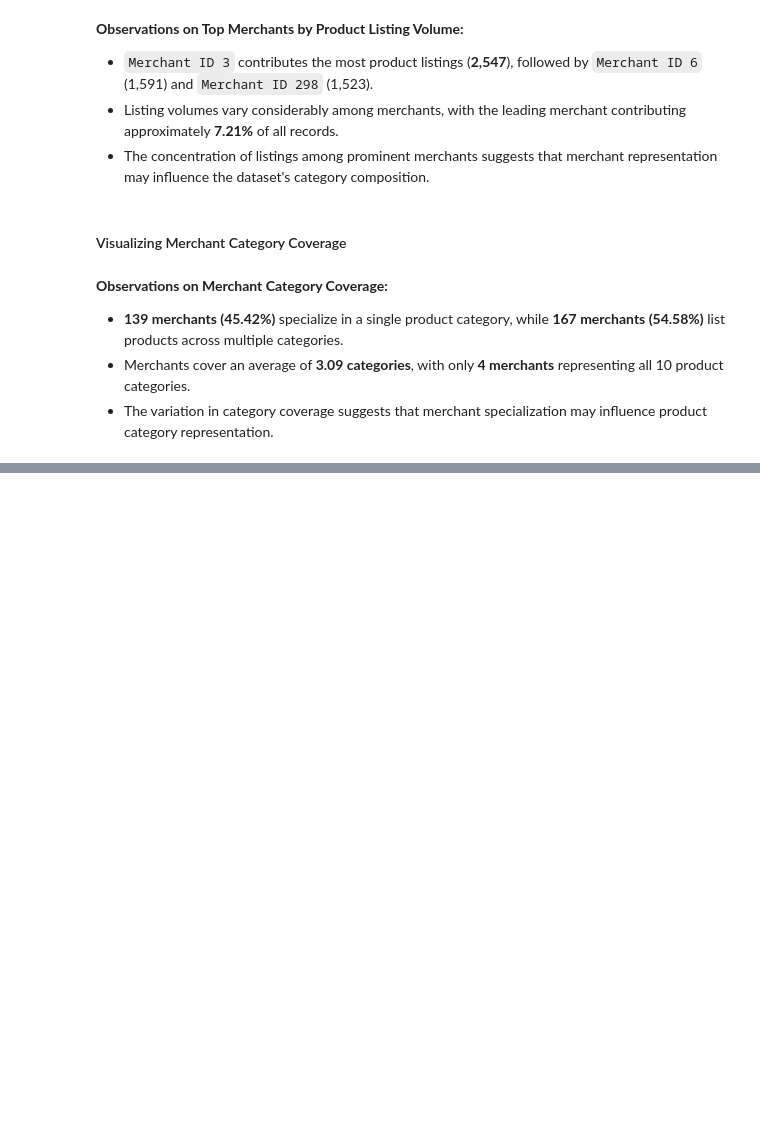
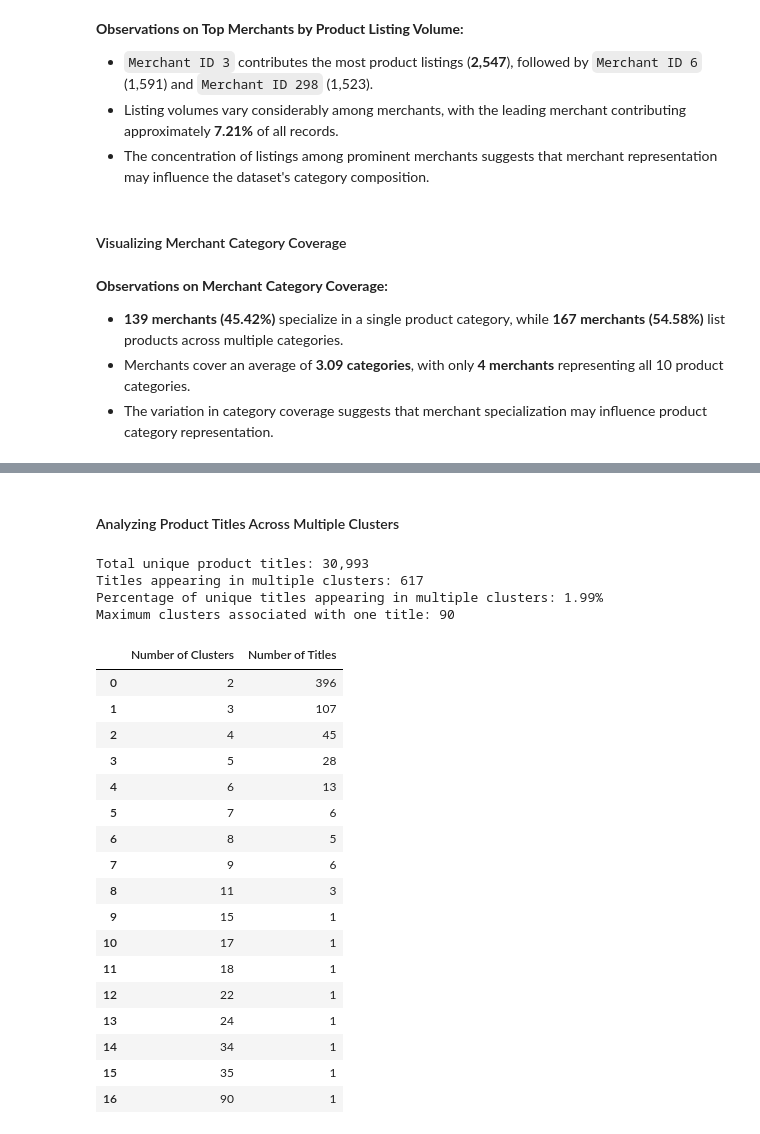
Before and after one commit to TejasMJ/Product-Taxonomy-Intelligence, a Jupyter notebook: notebooks/02_exploratory_data_analysis.ipynb, the cells around one changed output, grey strips where cells are left out. Drawn from its saved outputs; the diff is of its cells as text; code cells hidden in the pictures; blank space fills up the shorter version.

```diff
--- a/notebooks/02_exploratory_data_analysis.ipynb
+++ b/notebooks/02_exploratory_data_analysis.ipynb
@@ -792,0 +974,54 @@ fig.show()
+# %% [markdown]
+#### Analyzing Product Titles Across Multiple Clusters
+# %%
+# Calculating the number of unique clusters associated with each product title
+title_cluster_counts = (
+    df.groupby("Product Title")[" Cluster ID"]
+    .nunique()
+)
+
+# Identifying titles associated with multiple clusters
+multi_cluster_titles = title_cluster_counts[
+    title_cluster_counts > 1
+]
+
+# Summarizing cross-cluster title repetition
+print(f"Total unique product titles: {title_cluster_counts.size:,}")
+print(f"Titles appearing in multiple clusters: {len(multi_cluster_titles):,}")
+print(f"Percentage of unique titles appearing in multiple clusters: {len(multi_cluster_titles) / title_cluster_counts.size * 100:.2f}%")
+print(f"Maximum clusters associated with one title: {title_cluster_counts.max()}")
+
+# Displaying the distribution of cluster counts per title
+cluster_repetition_distribution = (
+    multi_cluster_titles
+    .value_counts()
+    .sort_index()
+    .reset_index()
+)
+
+cluster_repetition_distribution.columns = ["Number of Clusters", "Number of Titles"]
+
+display(cluster_repetition_distribution)
+# %% [output]
+Total unique product titles: 30,993
+Titles appearing in multiple clusters: 617
+Percentage of unique titles appearing in multiple clusters: 1.99%
+Maximum clusters associated with one title: 90
+|  | Number of Clusters | Number of Titles |
+| 0 | 2 | 396 |
+| 1 | 3 | 107 |
+| 2 | 4 | 45 |
+| 3 | 5 | 28 |
+| 4 | 6 | 13 |
+| 5 | 7 | 6 |
+| 6 | 8 | 5 |
+| 7 | 9 | 6 |
+| 8 | 11 | 3 |
+| 9 | 15 | 1 |
+| 10 | 17 | 1 |
+| 11 | 18 | 1 |
+| 12 | 22 | 1 |
+| 13 | 24 | 1 |
+| 14 | 34 | 1 |
+| 15 | 35 | 1 |
+| 16 | 90 | 1 |
```
Also changed, not shown: parts of 15 cells of this notebook.
